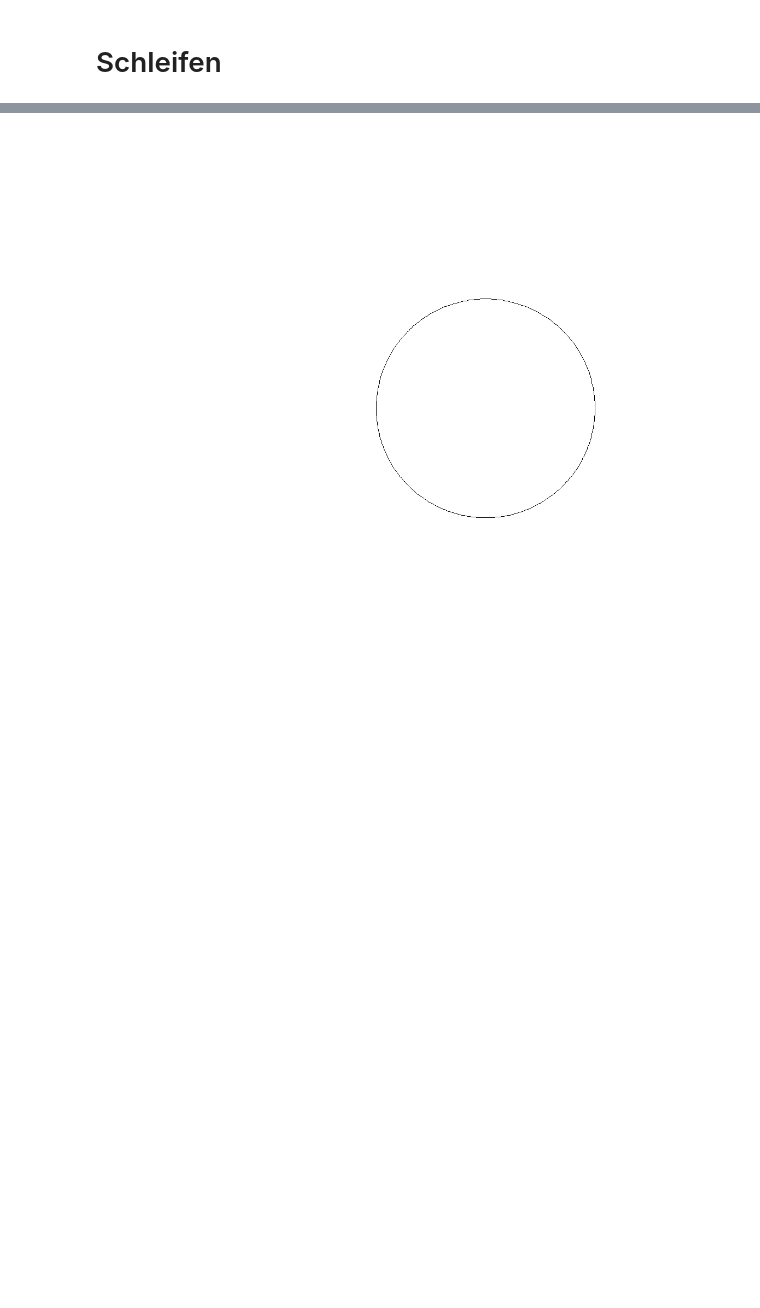
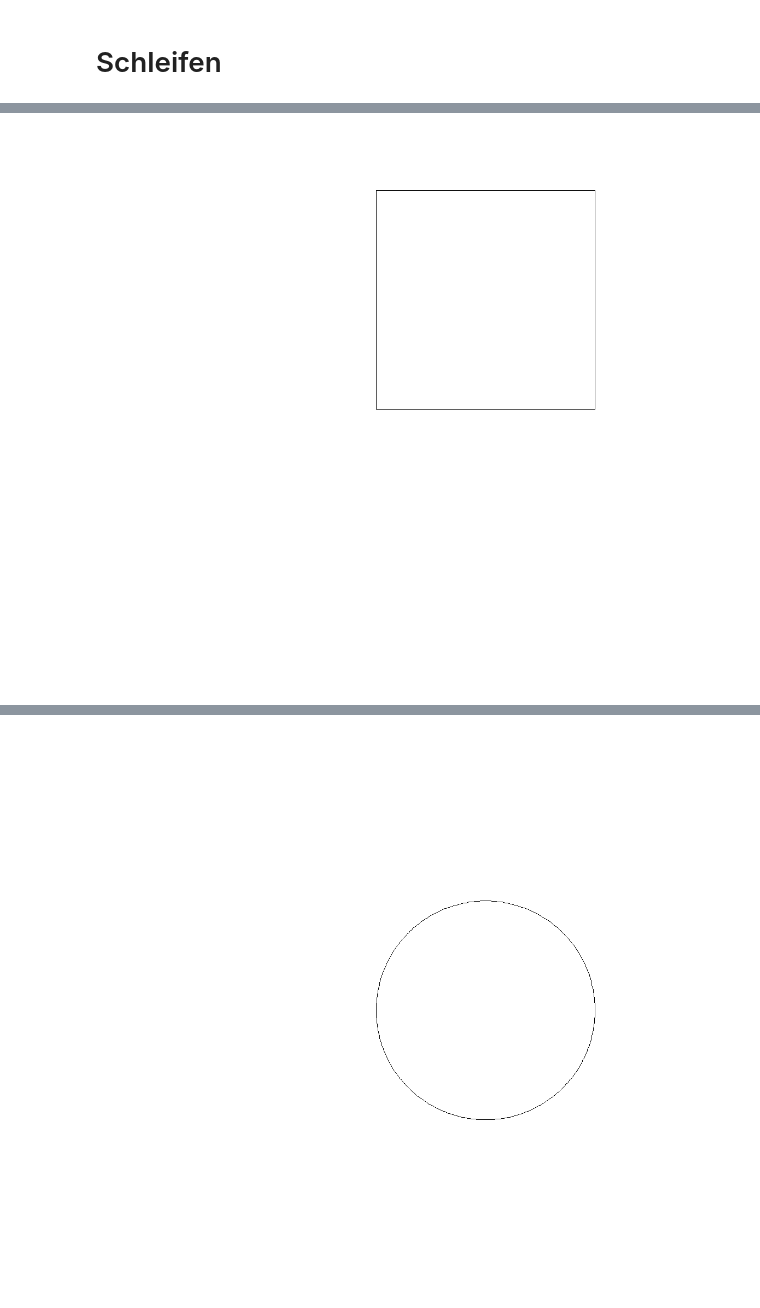
Before and after one commit to unibas-marcelluethi/gdp, a Jupyter notebook: notebooks/EinfacheProgramme.ipynb, the cells around one changed output, grey strips where cells are left out. Drawn from its saved outputs; the diff is of its cells as text; code cells hidden in the pictures; blank space fills up the shorter version.

```diff
--- a/notebooks/EinfacheProgramme.ipynb
+++ b/notebooks/EinfacheProgramme.ipynb
@@ -214,0 +219,11 @@ turtle.toImage()
+# %%
+Turtle turtle = new Turtle();
+int sideLength = 80;
+turtle.penDown();
+for (int i = 0; i < 4; i++) {
+    turtle.forward( sideLength );
+    turtle.turnRight(90);
+}
+turtle.toImage();
+# %% [output]
+[figure, added]
```
Also changed, not shown: parts of 12 cells of this notebook.
